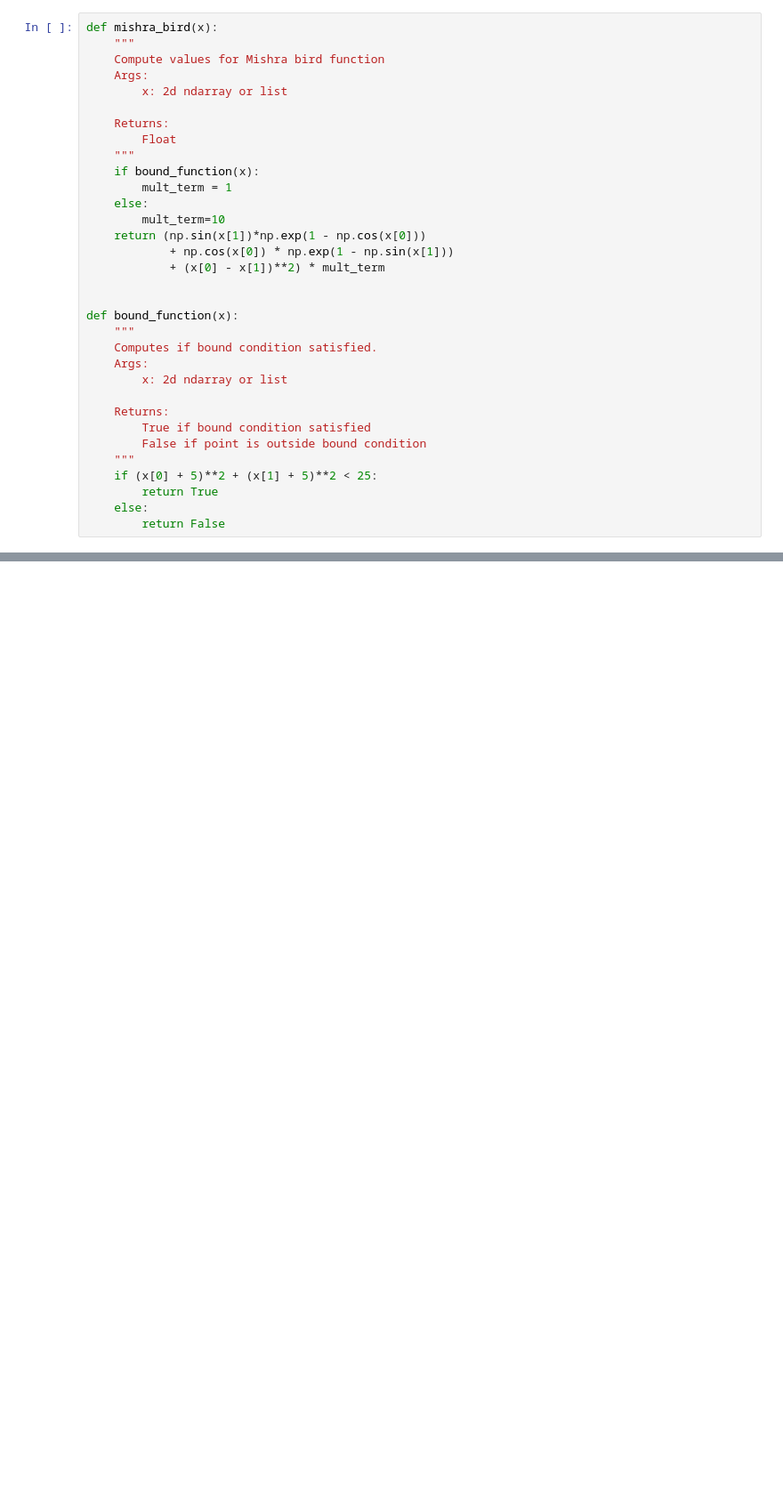
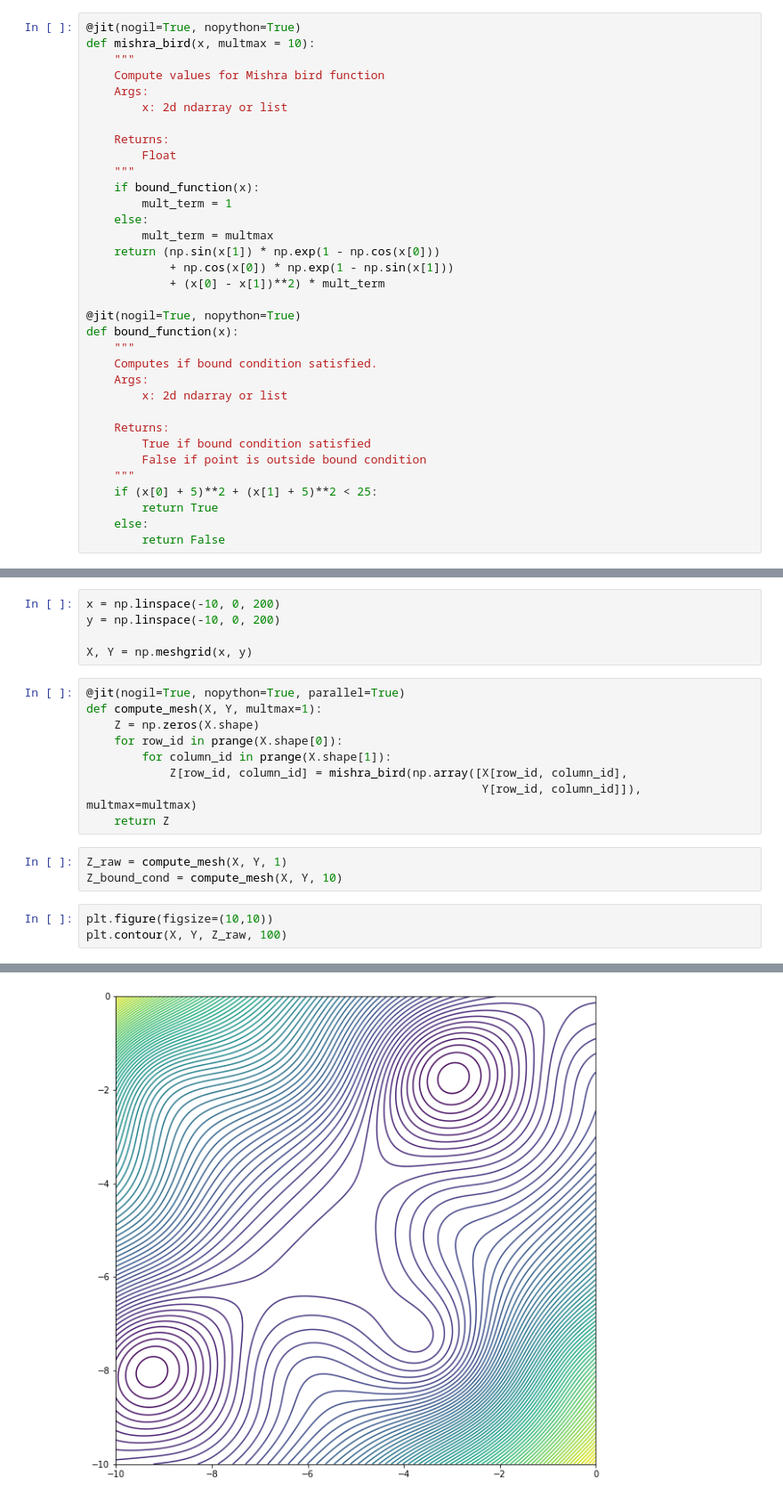
Before and after one commit to TC406/Optimization_Methods_2020, a Jupyter notebook: hw_week_1/HW_week_1.ipynb, the cells around one changed output, grey strips where cells are left out. Shown at 89% size. Cells and saved outputs as stored; diff of their text form; blank space fills up the shorter version.

```diff
--- a/hw_week_1/HW_week_1.ipynb
+++ b/hw_week_1/HW_week_1.ipynb
@@ -19,7 +21,8 @@ parameters α, β and γ. For one chosen $x_0$
 show that the method may converge to different points.
  Report parameter values and x∗.
 # %%
-def mishra_bird(x):
+@jit(nogil=True, nopython=True)
+def mishra_bird(x, multmax = 10):
     """
     Compute values for Mishra bird function
     Args:
@@ -31,12 +34,12 @@ def mishra_bird(x):
     if bound_function(x):
         mult_term = 1
     else:
-        mult_term=10
-    return (np.sin(x[1])*np.exp(1 - np.cos(x[0]))
+        mult_term = multmax
+    return (np.sin(x[1]) * np.exp(1 - np.cos(x[0]))
             + np.cos(x[0]) * np.exp(1 - np.sin(x[1]))
             + (x[0] - x[1])**2) * mult_term
 
-
+@jit(nogil=True, nopython=True)
 def bound_function(x):
     """
     Computes if bound condition satisfied.
@@ -180,3 +185,24 @@ def _minimize_neldermead(func, x0, args=(), callback=None,
     #     result['allvecs'] = allvecs
     # return result
     return x, allvecs
+# %%
+x = np.linspace(-10, 0, 200)
+y = np.linspace(-10, 0, 200)
+
+X, Y = np.meshgrid(x, y)
+# %%
+@jit(nogil=True, nopython=True, parallel=True)
+def compute_mesh(X, Y, multmax=1):
+    Z = np.zeros(X.shape)
+    for row_id in prange(X.shape[0]):
+        for column_id in prange(X.shape[1]):
+            Z[row_id, column_id] = mishra_bird(np.array([X[row_id, column_id],
+                                                         Y[row_id, column_id]]), multmax=multmax)
+    return Z
+# %%
+Z_raw = compute_mesh(X, Y, 1)
+Z_bound_cond = compute_mesh(X, Y, 10)
+# %%
+plt.figure(figsize=(10,10))
+plt.contour(X, Y, Z_raw, 100)
+# %% [output]
@@ -182,0 +210 @@ def _minimize_neldermead(func, x0, args=(), callback=None,
+[figure, added]
```
Also changed, not shown: parts of 9 cells of this notebook, 1 other file.
